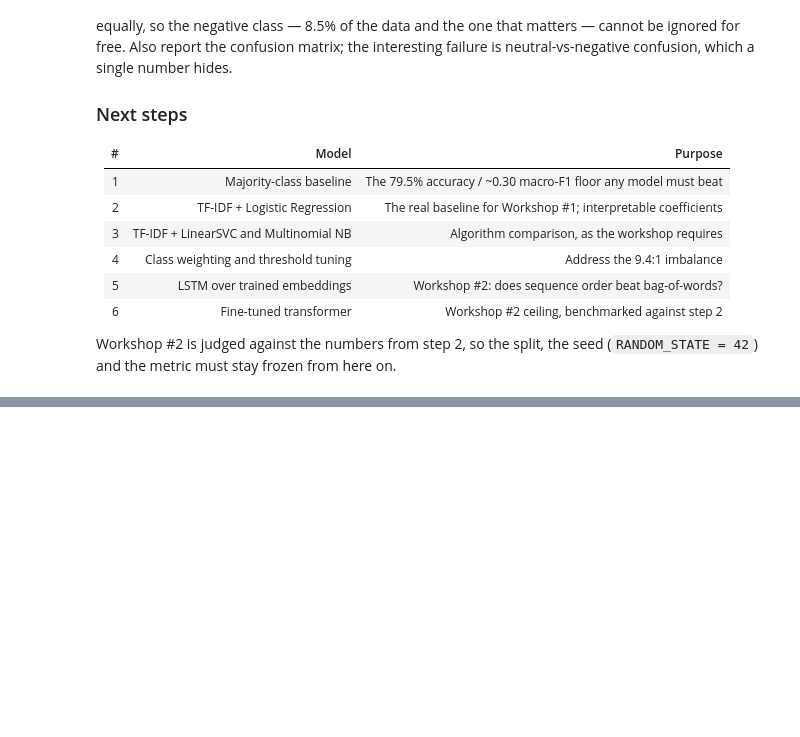
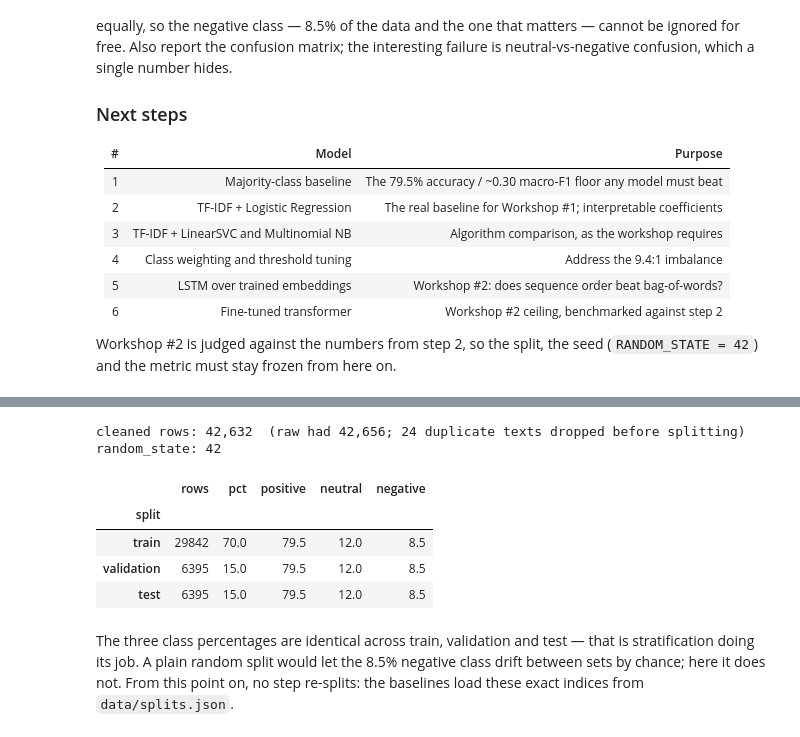
Before and after one commit to JulianCelisCreator/ML-NLP-Sentimental-Analysis, a Jupyter notebook: ML_NPL/notebooks/EDA.ipynb, the cells around one changed output, grey strips where cells are left out. Drawn from its saved outputs; the diff is of its cells as text; code cells hidden in the pictures; blank space fills up the shorter version.

Commit message:
add preprocessing

```diff
--- a/ML_NPL/notebooks/EDA.ipynb
+++ b/ML_NPL/notebooks/EDA.ipynb
@@ -643,0 +657,34 @@ Workshop #2 is judged against the numbers from step 2, so the split, the seed
+# %%
+from src.preprocessing import build_splits, load_splits, TARGET_COL
+
+# Clean + split + persist to data/splits.json (idempotent, random_state=42).
+clean_corpus = build_splits()
+splits = load_splits()
+
+print(f"cleaned rows: {len(clean_corpus):,}  (raw had {len(raw):,}; "
+      f"{len(raw) - len(clean_corpus)} duplicate texts dropped before splitting)")
+print(f"random_state: {splits['random_state']}\n")
+
+summary = []
+for name in ("train", "validation", "test"):
+    idx = splits[name]
+    labels = clean_corpus.loc[idx, TARGET_COL]
+    row = {"split": name, "rows": len(idx),
+           "pct": round(len(idx) / len(clean_corpus) * 100, 1)}
+    row.update((labels.value_counts(normalize=True) * 100).round(1).to_dict())
+    summary.append(row)
+
+pd.DataFrame(summary).set_index("split")
+# %% [output]
+cleaned rows: 42,632  (raw had 42,656; 24 duplicate texts dropped before splitting)
+random_state: 42
+|  | rows | pct | positive | neutral | negative |
+| split |  |  |  |  |  |
+| train | 29842 | 70.0 | 79.5 | 12.0 | 8.5 |
+| validation | 6395 | 15.0 | 79.5 | 12.0 | 8.5 |
+| test | 6395 | 15.0 | 79.5 | 12.0 | 8.5 |
+# %% [markdown]
+The three class percentages are identical across train, validation and test — that is
+stratification doing its job. A plain random split would let the 8.5% negative class
+drift between sets by chance; here it does not. From this point on, no step re-splits:
+the baselines load these exact indices from `data/splits.json`.
```
Also changed, not shown: parts of 2 cells of this notebook, 13 other files.
